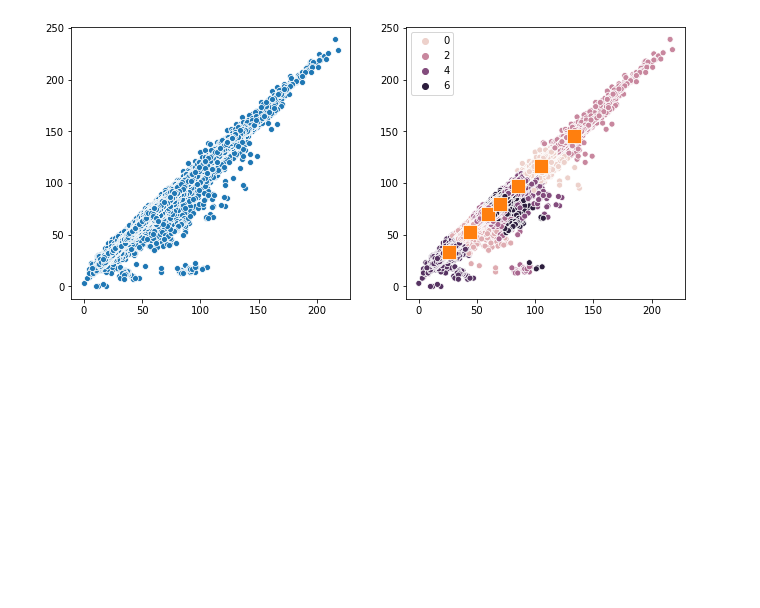
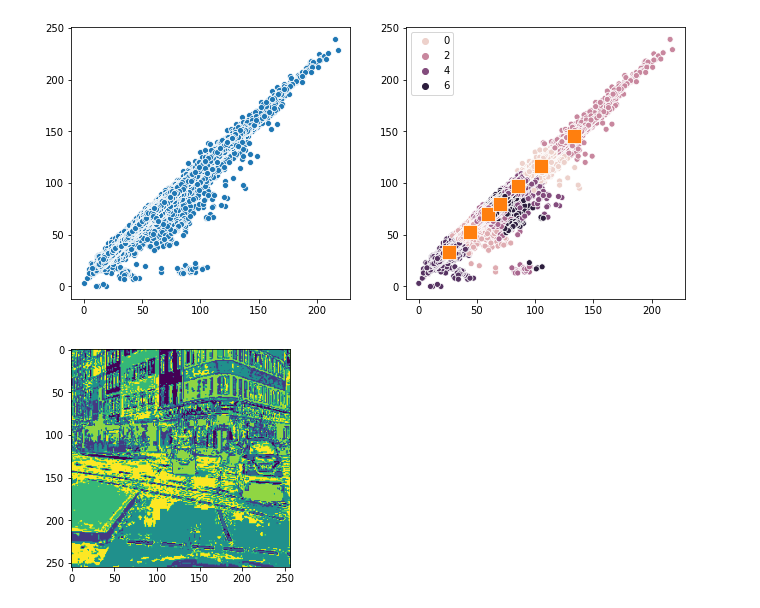
Before and after one commit to pr1266/kmeans_image_segmentation, a Jupyter notebook: test.ipynb, the cells around one changed output. Saved outputs shown, nothing was run; the diff lists cells and outputs as text; code cells hidden in the pictures; blank space fills up the shorter version.

```diff
--- a/test.ipynb
+++ b/test.ipynb
@@ -206,3 +206,10 @@ scatter(fcm_centers[:,0], fcm_centers[:,1], ax=axes[1],marker="s",s=200)
 plt.show()
 # %% [output]
 [figure]
+# %%
+fcm_labels = np.array(fcm_labels).reshape(255, 257)
+# %%
+plt.imshow(fcm_labels)
+plt.show()
+# %% [output]
+[figure, added]
```
Also changed, not shown: parts of 1 cell of this notebook.
